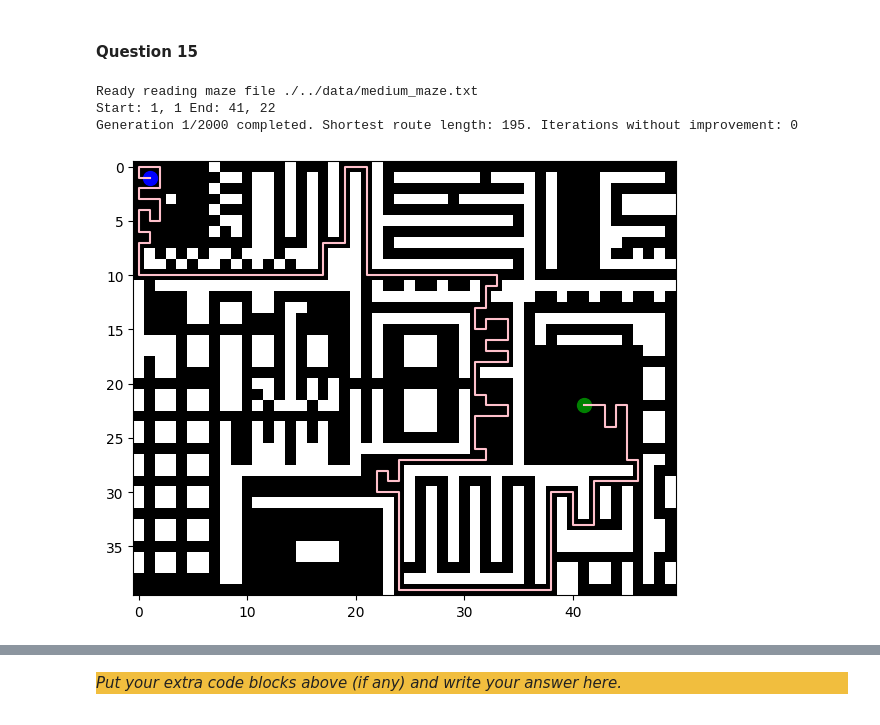
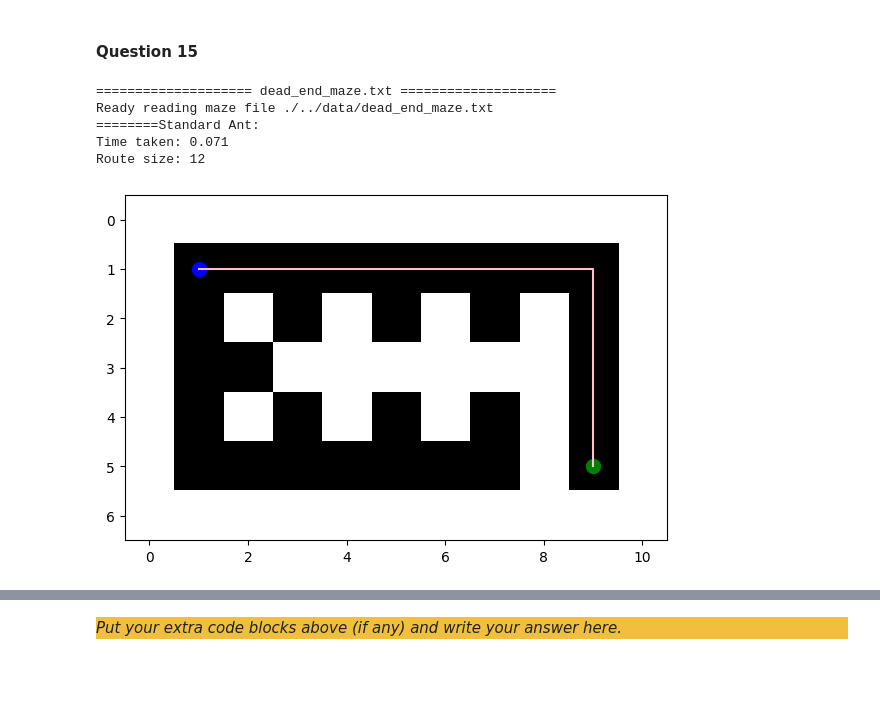
Before and after one commit to Alex-Ion14/CI_Lab_2, a Jupyter notebook: src/Main.ipynb, the cells around one changed output, grey strips where cells are left out. Saved outputs shown, nothing was run; the diff lists cells and outputs as text; code cells hidden in the pictures; blank space fills up the shorter version.

```diff
--- a/src/Main.ipynb
+++ b/src/Main.ipynb
@@ -562,25 +615,31 @@ class AntColonyOptimization:
 # Please keep your parameters for the ACO easily changeable here
 ants_per_gen = 200
 no_gen = 1200
-q = 1600
-evap = 0.1
-no_iterations = 50
+q = 100
+evap = 0.2
+max_iter = 50
 alpha = 1
 beta = 2
-stop_limit = 50
+stop_limit = 40
+momentum = 1.1
 
 # Construct the optimization objects
 maze = Maze.create_maze("./../data/easy_maze.txt")
 spec = PathSpecification.read_coordinates("./../data/easy_coordinates.txt")
+#maze.visualize_pheromones(start=spec.get_start(), end=spec.get_end())
 path_spec_string = spec.__str__()
 print(path_spec_string)
-aco = AntColonyOptimization(maze, ants_per_gen, no_gen, q, evap, alpha, beta, stop_limit)
+aco = AntColonyOptimization(maze, ants_per_gen, no_gen, q, evap, alpha, beta, stop_limit, max_iter, momentum)
 
 start_time = int(round(time.time() * 1000))
-shortest_route = aco.find_shortest_route(spec, False)
+shortest_route = aco.find_shortest_route(spec, True)
 
 print("Time taken: " + str((int(round(time.time() * 1000)) - start_time) / 1000.0))
 print("Route size: " + str(shortest_route.size()))
+Visualizer.visualize_individual_path(maze, shortest_route, spec)
+print("Pheromone levels at the end:")
+maze.visualize_pheromones()
+
 
 shortest_route.write_to_file("./../data/easy_solution.txt")
 # %% [output]
@@ -693,32 +760,52 @@ class IntelligentAnt:
 
         return (route, negative_pheromone_tiles)
 # %%
-# Please keep your parameters for the ACO easily changeable here
-ants_per_gen = 200
-no_gen = 2000
-q = 1600
+test_mazes = [
+    ("dead_end_maze.txt", "dead_end_coordinates.txt"),
+    ("loop_maze.txt", "loop_coordinates.txt"),
+    ("dead_end_loop_maze.txt", "dead_end_loop_coordinates.txt"),
+]
+
+ants_per_gen = 50
+no_gen = 20
+q = 50
 evap = 0.1
-no_iterations = 50
+max_iter = 100
 alpha = 1
 beta = 2
-stop_limit = 50
+stop_limit = 10
+momentum = 1.2
 
-# Construct the optimization objects
-maze = Maze.create_maze("./../data/medium_maze.txt")
-spec = PathSpecification.read_coordinates("./../data/medium_coordinates.txt")
-path_spec_string = spec.__str__()
-print(path_spec_string)
-aco = AntColonyOptimization(maze, ants_per_gen, no_gen, q, evap, alpha, beta, stop_limit)
 
-start_time = int(round(time.time() * 1000))
-shortest_route = aco.find_shortest_route(spec, True)
+for maze_file, coords_file in test_mazes:
+    print(f"\n==================== {maze_file} ====================")
+    maze = Maze.create_maze(f"./../data/{maze_file}")
+    spec = PathSpecification.read_coordinates(f"./../data/{coords_file}")
+    aco = AntColonyOptimization(maze, ants_per_gen, no_gen, q, evap, alpha, beta, stop_limit, max_iter, momentum)
 
-print("Time taken: " + str((int(round(time.time() * 1000)) - start_time) / 1000.0))
-print("Route size: " + str(shortest_route.size()))
+    print("========Standard Ant:")
+    start_time = int(round(time.time() * 1000))
+    shortest_route = aco.find_shortest_route(spec, False)
 
-shortest_route.write_to_file("./../data/medium_solution.txt")
+    print("Time taken: " + str((int(round(time.time() * 1000)) - start_time) / 1000.0))
+    print("Route size: " + str(shortest_route.size()))
+    Visualizer.visualize_individual_path(maze, shortest_route, spec)
+    print("Pheromone levels at the end:")
+    maze.visualize_pheromones()
+
+    print("\n========Intelligent Ant:")
+    start_time = int(round(time.time() * 1000))
+    shortest_route = aco.find_shortest_route(spec, True)
+
+    print("Time taken: " + str((int(round(time.time() * 1000)) - start_time) / 1000.0))
+    print("Route size: " + str(shortest_route.size()))
+    Visualizer.visualize_individual_path(maze, shortest_route, spec)
+    print("Pheromone levels at the end:")
+    maze.visualize_pheromones()
 # %% [output]
-Ready reading maze file ./../data/medium_maze.txt
-Start: 1, 1 End: 41, 22
-Generation 1/2000 completed. Shortest route length: 195. Iterations without improvement: 0
+==================== dead_end_maze.txt ====================
+Ready reading maze file ./../data/dead_end_maze.txt
+========Standard Ant:
+Time taken: 0.071
+Route size: 12
-[figure, old version]
+[figure, new version]
```
Also changed, not shown: parts of 11 cells of this notebook, 10 other files.
